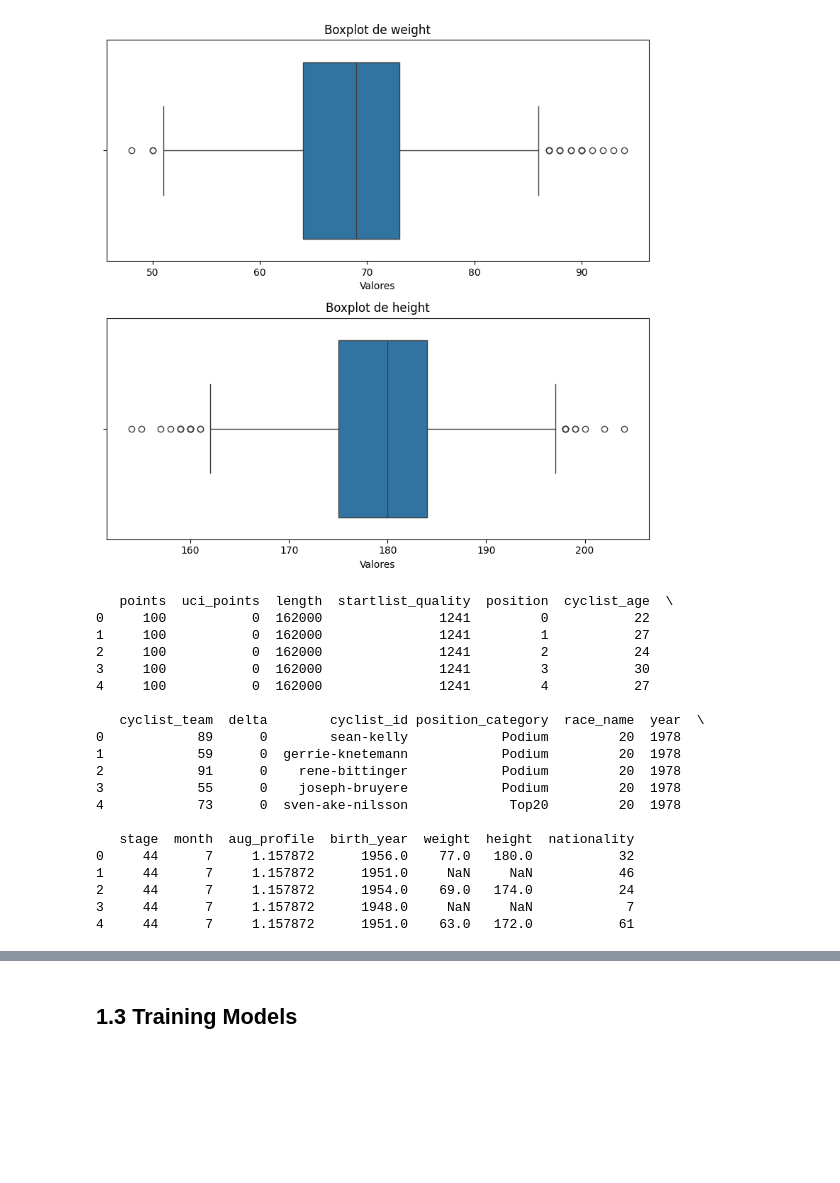
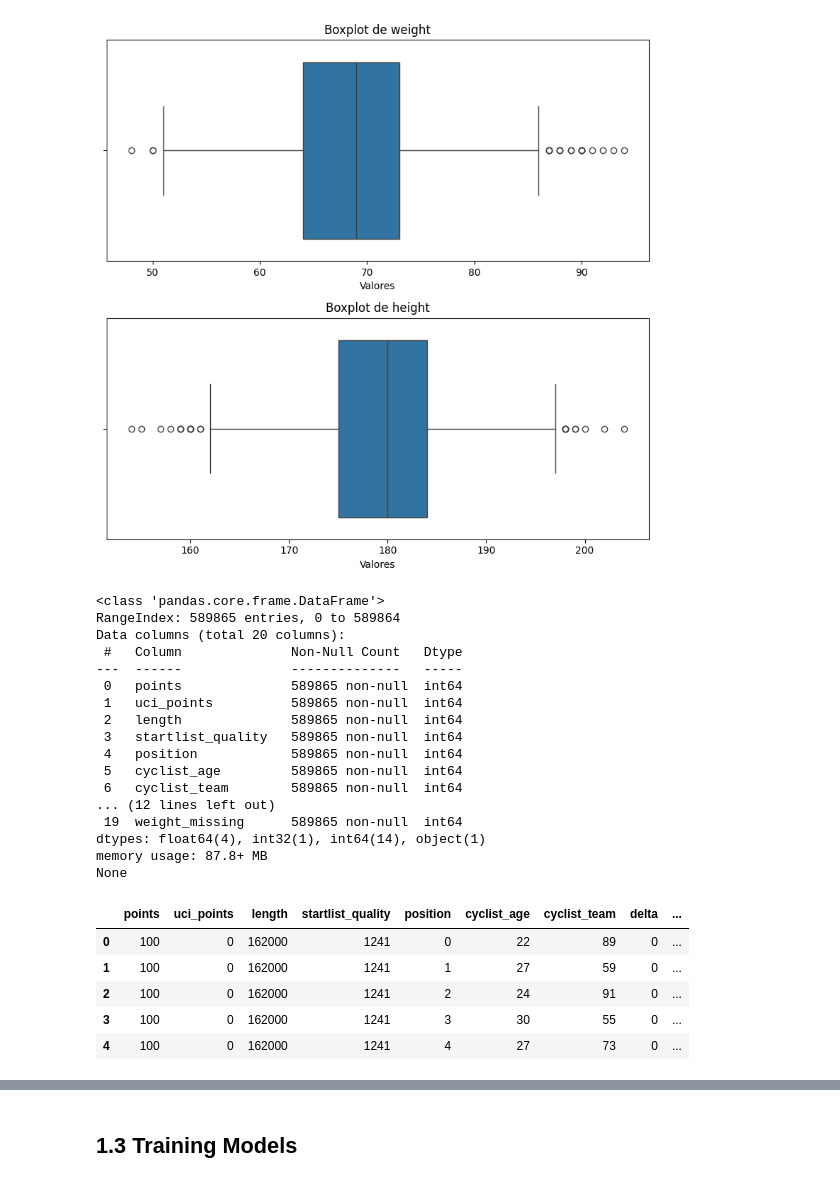
Before and after one commit to mariaviv27/Machine-Learning-Avanzado, a Jupyter notebook: machinelearning.ipynb, the cells around one changed output, grey strips where cells are left out. Saved outputs shown, nothing was run; the diff lists cells and outputs as text; code cells hidden in the pictures; blank space fills up the shorter version.

```diff
--- a/machinelearning.ipynb
+++ b/machinelearning.ipynb
@@ -382,31 +389,39 @@ plt.show()
 [figure]
 # %%
 races_data = races_data.rename(columns={"name": "race_name"})
-cyclist_data = cyclists_data.rename(columns={"name": "cyclist_name"})
 
-merged_df = races_data.merge(cyclist_data, on="cyclist_id", how="left")
+merged_data = races_data.merge(cyclists_data_imp_mean, on="cyclist_id", how="left")
+
+#it was necessary for the merge but is not for the model training
+merged_data = merged_data.drop(columns=['cyclist_id'])
 
 # Mostrar las primeras filas para verificar
-print(merged_df.head())
+print(merged_data.info())
 # %% [output]
-   points  uci_points  length  startlist_quality  position  cyclist_age  \
-0     100           0  162000               1241         0           22
-1     100           0  162000               1241         1           27
-2     100           0  162000               1241         2           24
-3     100           0  162000               1241         3           30
-4     100           0  162000               1241         4           27
-
-   cyclist_team  delta        cyclist_id position_category  race_name  year  \
-0            89      0        sean-kelly            Podium         20  1978
-1            59      0  gerrie-knetemann            Podium         20  1978
-2            91      0    rene-bittinger            Podium         20  1978
-3            55      0    joseph-bruyere            Podium         20  1978
-4            73      0  sven-ake-nilsson             Top20         20  1978
-
-   stage  month  aug_profile  birth_year  weight  height  nationality
-0     44      7     1.157872      1956.0    77.0   180.0           32
-1     44      7     1.157872      1951.0     NaN     NaN           46
-2     44      7     1.157872      1954.0    69.0   174.0           24
-3     44      7     1.157872      1948.0     NaN     NaN            7
-4     44      7     1.157872      1951.0    63.0   172.0           61
+<class 'pandas.core.frame.DataFrame'>
+RangeIndex: 589865 entries, 0 to 589864
+Data columns (total 20 columns):
+ #   Column              Non-Null Count   Dtype
+---  ------              --------------   -----
+ 0   points              589865 non-null  int64
+ 1   uci_points          589865 non-null  int64
+ 2   length              589865 non-null  int64
+ 3   startlist_quality   589865 non-null  int64
+ 4   position            589865 non-null  int64
+ 5   cyclist_age         589865 non-null  int64
+ 6   cyclist_team        589865 non-null  int64
+... (12 lines left out)
+ 19  weight_missing      589865 non-null  int64
+dtypes: float64(4), int32(1), int64(14), object(1)
+memory usage: 87.8+ MB
+None
+# %%
+merged_data.head()
+# %% [output]
+|  | points | uci_points | length | startlist_quality | position | cyclist_age | cyclist_team | delta | ... |
+| 0 | 100 | 0 | 162000 | 1241 | 0 | 22 | 89 | 0 | ... |
+| 1 | 100 | 0 | 162000 | 1241 | 1 | 27 | 59 | 0 | ... |
+| 2 | 100 | 0 | 162000 | 1241 | 2 | 24 | 91 | 0 | ... |
+| 3 | 100 | 0 | 162000 | 1241 | 3 | 30 | 55 | 0 | ... |
+| 4 | 100 | 0 | 162000 | 1241 | 4 | 27 | 73 | 0 | ... |
 # %%
```
Also changed, not shown: parts of 13 cells of this notebook.
